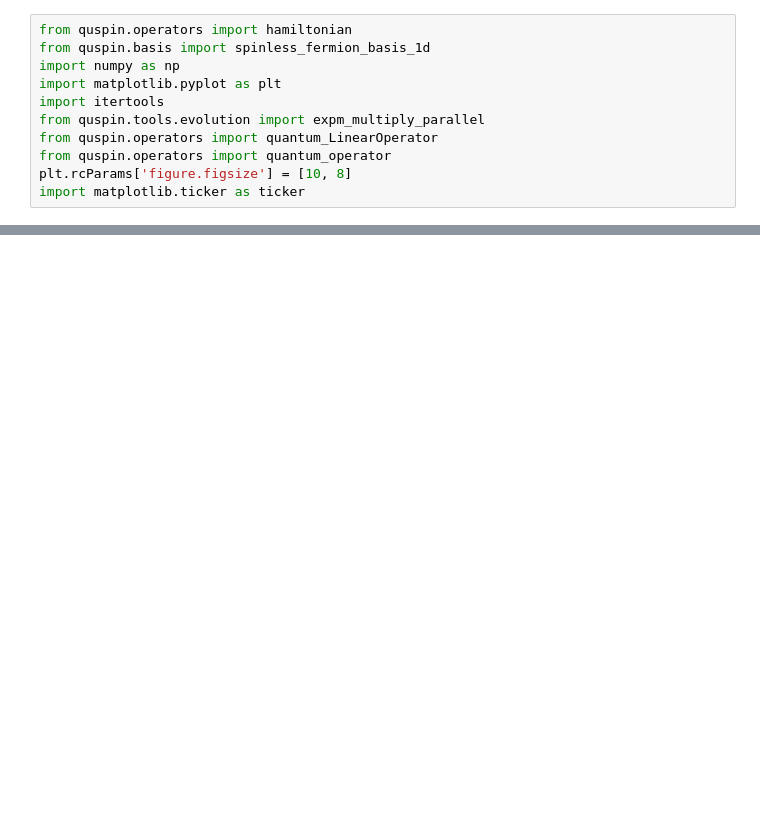
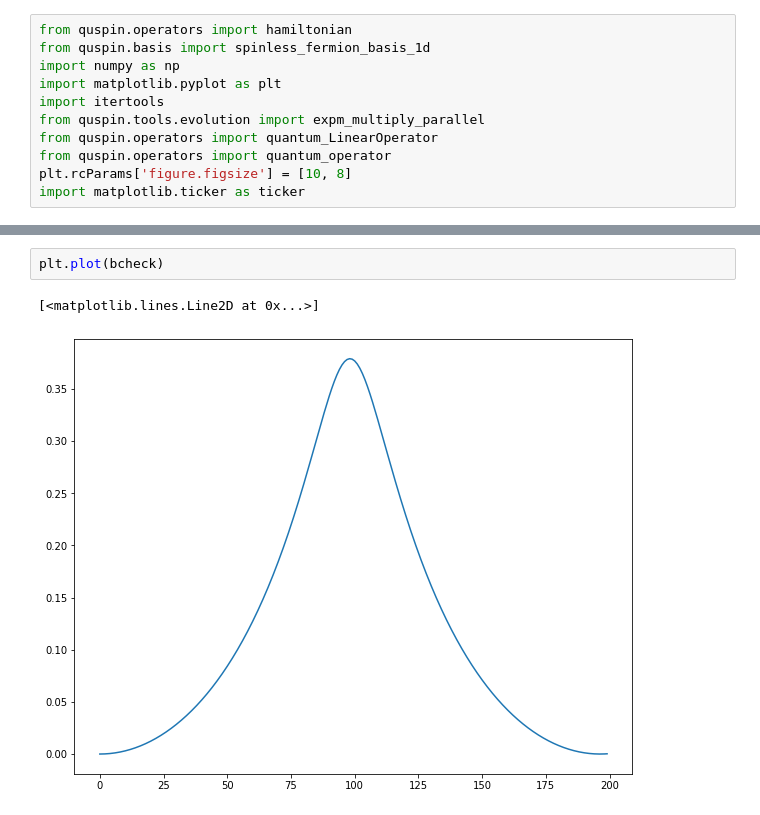
Before and after one commit to jacarolan/QuSpinLatticeFermions, a Jupyter notebook: ParameterScans.ipynb, the cells around one changed output, grey strips where cells are left out. Cells and saved outputs as stored; diff of their text form; blank space fills up the shorter version.

```diff
--- a/ParameterScans.ipynb
+++ b/ParameterScans.ipynb
@@ -308,0 +331,5 @@ ax.yaxis.set_major_locator(ticker.LinearLocator(y_tickcount))
+# %%
+plt.plot(bcheck)
+# %% [output]
+[<matplotlib.lines.Line2D at 0x...>]
+[figure, added]
```
Also changed, not shown: parts of 8 cells of this notebook.
